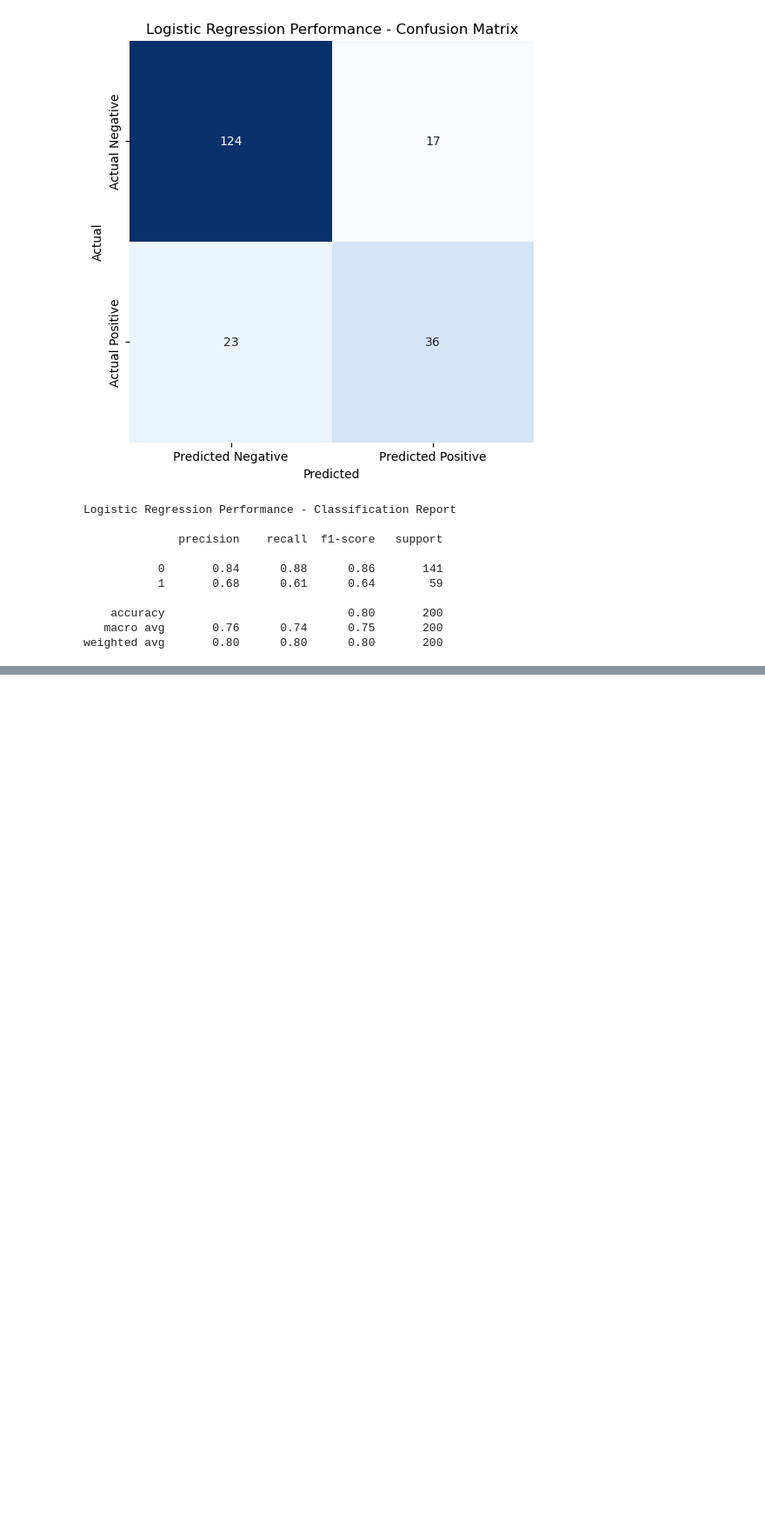
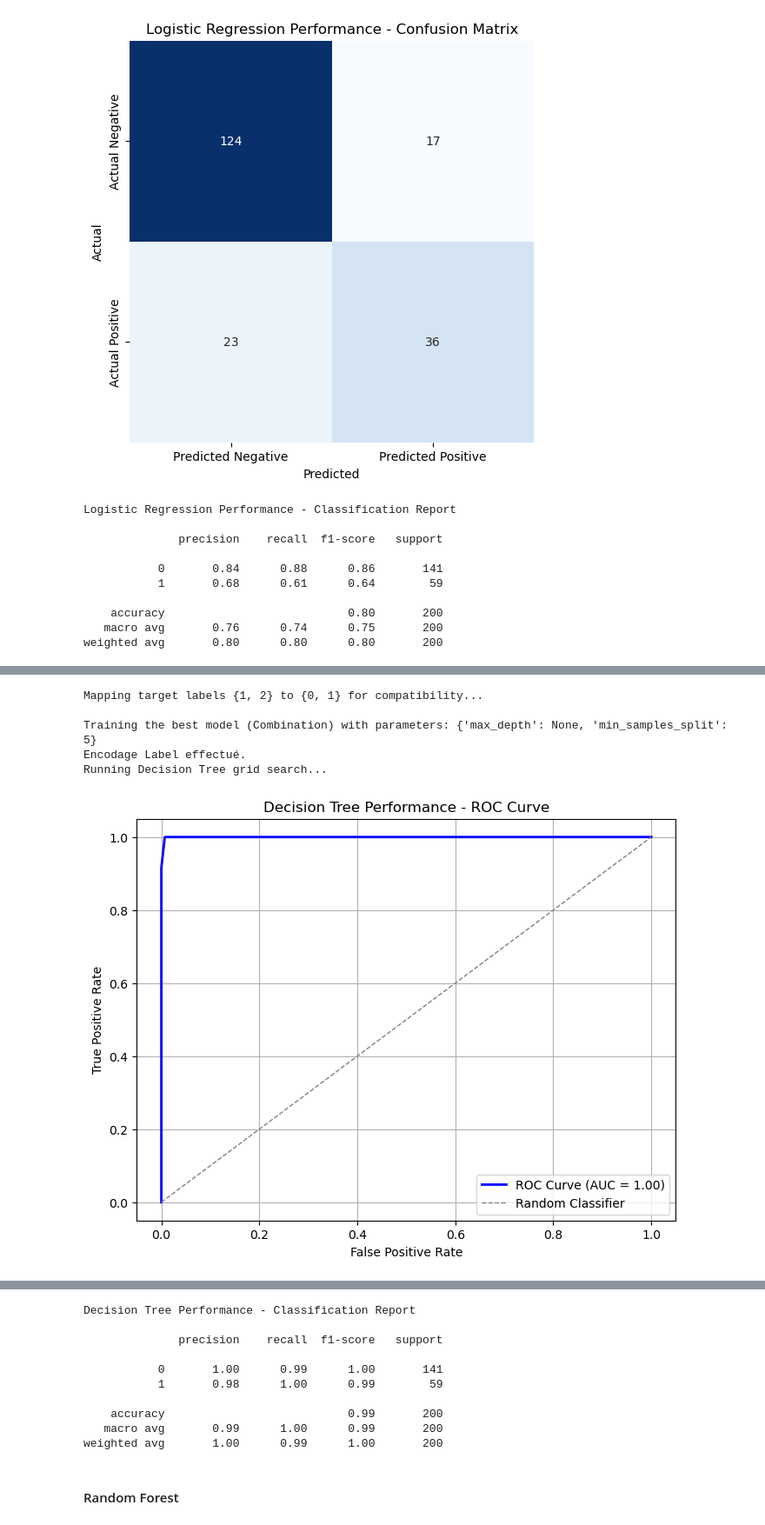
Before and after one commit to ferrorra/supervised, a Jupyter notebook: Projet_Apprentissage_supervisé-20241114/projet-part1.ipynb, the cells around one changed output, grey strips where cells are left out. Shown at 87% size. Drawn from its saved outputs; the diff is of its cells as text; code cells hidden in the pictures; blank space fills up the shorter version.

Commit message:
finished bank data, evaluation, all supervised models i can think of saha.

```diff
--- a/Projet_Apprentissage_supervisé-20241114/projet-part1.ipynb
+++ b/Projet_Apprentissage_supervisé-20241114/projet-part1.ipynb
@@ -339,0 +329,19 @@ weighted avg       0.80      0.80      0.80       200
+# %%
+import evaluation
+
+
+final_results = {}
+
+# Ici ce que je fais est de garder le modele qui donne la meilleure accuracy avec la technique la plus optimale entre oversampling, undersampling, et la methode combinée
+models = {
+        "Decision Tree": decision_tree_model
+}
+
+for model_name, model_func in models.items():
+    results, best_method = evaluation.evaluate_model_with_sampling(model_func,model_name, X_train, y_train)
+
+print("\nResults:")
+for method, result in results.items():
+    print(f"{method}: Accuracy = {result['Accuracy']:.4f}, Best Params = {result['Best Params']}")
+
+print(f"\nBest Sampling Method: {best_method}")
@@ -339,0 +366,30 @@ weighted avg       0.80      0.80      0.80       200
+# %%
+# Import necessary modules
+from supervised import decision_tree_model
+
+# Import necessary modules
+from evaluation import full_analysis_with_visuals
+
+# Train OneHotEncoder during training phase
+categorical_cols = X_train.select_dtypes(include=["object", "category"]).columns
+encoder = OneHotEncoder(drop="first", sparse=False, handle_unknown="ignore")
+encoder.fit(X_train[categorical_cols])
+
+# Call full analysis
+full_analysis_with_visuals(
+    model_name=model_name,
+    model_func=model_func,
+    results=results,
+    best_method=best_method,
+    X_test=X_test,
+    y_test=y_test,
+    encoder=encoder,
+    title=model_name+" Performance"
+)
+# %% [output]
+Mapping target labels {1, 2} to {0, 1} for compatibility...
+
+Training the best model (Combination) with parameters: {'max_depth': None, 'min_samples_split': 5}
+Encodage Label effectué.
+Running Decision Tree grid search...
+[figure, added]
@@ -339,0 +398,12 @@ weighted avg       0.80      0.80      0.80       200
+Decision Tree Performance - Classification Report
+
+              precision    recall  f1-score   support
+
+           0       1.00      0.99      1.00       141
+           1       0.98      1.00      0.99        59
+
+    accuracy                           0.99       200
+   macro avg       0.99      1.00      0.99       200
+weighted avg       1.00      0.99      1.00       200
+# %% [markdown]
+#### Random Forest
```
Also changed, not shown: parts of 36 cells of this notebook, 1 other file.
